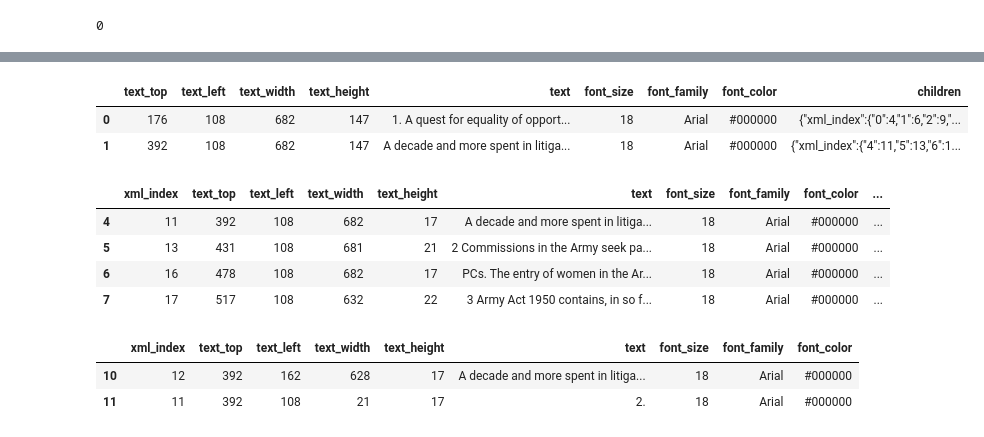
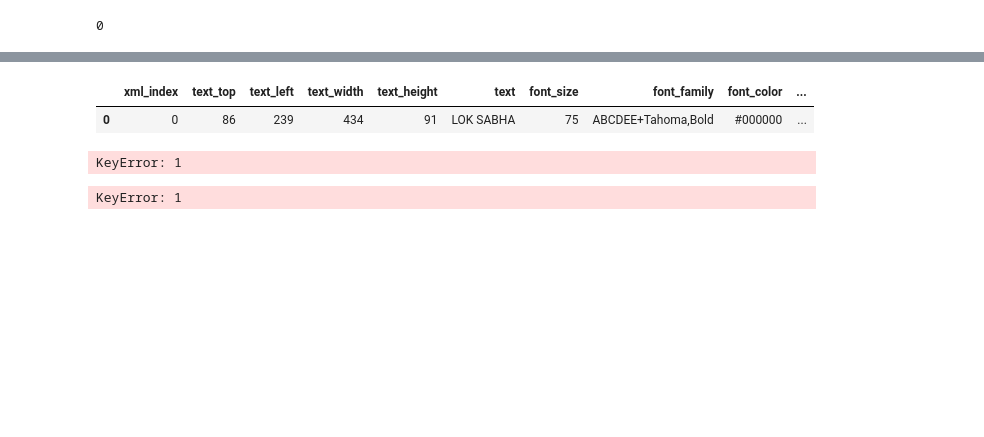
Before and after one commit to kumardeepak/document-structure, a Jupyter notebook: notebooks/ocr_v3_tools_image_crop_level.ipynb, the cells around one changed output, grey strips where cells are left out. Drawn from its saved outputs; the diff is of its cells as text; code cells hidden in the pictures; blank space fills up the shorter version.

```diff
--- a/notebooks/ocr_v3_tools_image_crop_level.ipynb
+++ b/notebooks/ocr_v3_tools_image_crop_level.ipynb
@@ -438,8 +438,8 @@ input_dir   = os.path.join(base_dir, 'input')
 output_dir  = os.path.join(base_dir, 'output')
 #filename   = 'v241.pdf'
 #filename   = 'downloaded.pdf'
-filename    = '20695_2010_8_1501_20635_Judgement_17-Feb-2020.pdf'
-
+#filename   = '20695_2010_8_1501_20635_Judgement_17-Feb-2020.pdf'
+filename    = '20.03.2020.pdf'
 
 os.system('mkdir -p {0}'.format(input_dir))
 
@@ -469,5 +469,5 @@ Total number of pages (54) in file (20695_2010_8_1501_20635_Judgement_17-Feb-202
 # %%
-file_index     = 2
+file_index     = 1
 
 img_filepath   = image_files[file_index]
 df             = xml_dfs[file_index]
@@ -513,23 +513,16 @@ len(list_of_blocks)
 # %%
-block_index = 2
+block_index = 0
 list_of_blocks[block_index]
 # %% [output]
-|  | text_top | text_left | text_width | text_height | text | font_size | font_family | font_color | children |
-| 0 | 176 | 108 | 682 | 147 | 1. A quest for equality of opport... | 18 | Arial | #000000 | {"xml_index":{"0":4,"1":6,"2":9,"... |
-| 1 | 392 | 108 | 682 | 147 | A decade and more spent in litiga... | 18 | Arial | #000000 | {"xml_index":{"4":11,"5":13,"6":1... |
+|  | xml_index | text_top | text_left | text_width | text_height | text | font_size | font_family | font_color | ... |
+| 0 | 0 | 86 | 239 | 434 | 91 | LOK SABHA | 75 | ABCDEE+Tahoma,Bold | #000000 | ... |
 # %%
 sub_block_index  = 1
 pd.read_json(list_of_blocks[block_index]['children'][sub_block_index])
 # %% [output]
-|  | xml_index | text_top | text_left | text_width | text_height | text | font_size | font_family | font_color | ... |
-| 4 | 11 | 392 | 108 | 682 | 17 | A decade and more spent in litiga... | 18 | Arial | #000000 | ... |
-| 5 | 13 | 431 | 108 | 681 | 21 | 2 Commissions in the Army seek pa... | 18 | Arial | #000000 | ... |
-| 6 | 16 | 478 | 108 | 682 | 17 | PCs. The entry of women in the Ar... | 18 | Arial | #000000 | ... |
-| 7 | 17 | 517 | 108 | 632 | 22 | 3 Army Act 1950 contains, in so f... | 18 | Arial | #000000 | ... |
+KeyError: 1
 # %%
 v_child_index  = 4
 pd.read_json(pd.read_json(list_of_blocks[block_index]['children'][sub_block_index])['children'][v_child_index])
 # %% [output]
-|  | xml_index | text_top | text_left | text_width | text_height | text | font_size | font_family | font_color |
-| 10 | 12 | 392 | 162 | 628 | 17 | A decade and more spent in litiga... | 18 | Arial | #000000 |
-| 11 | 11 | 392 | 108 | 21 | 17 | 2. | 18 | Arial | #000000 |
+KeyError: 1
```
Also changed, not shown: parts of 5 cells of this notebook, 3 other files.
